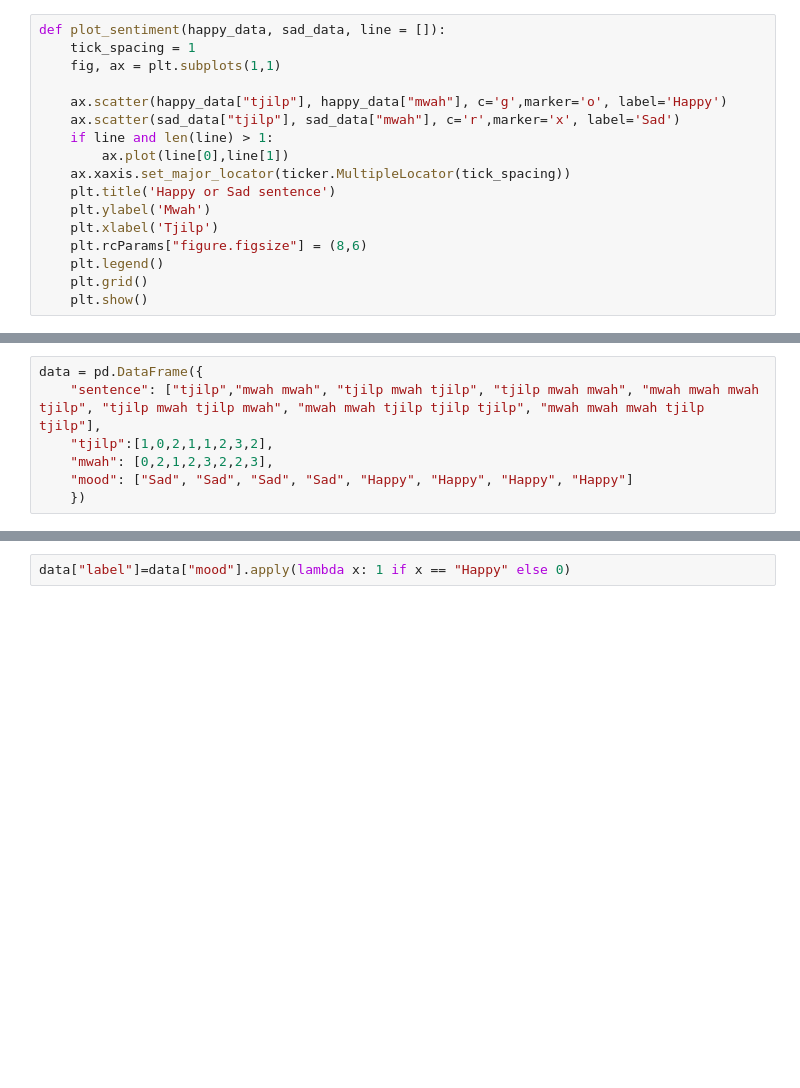
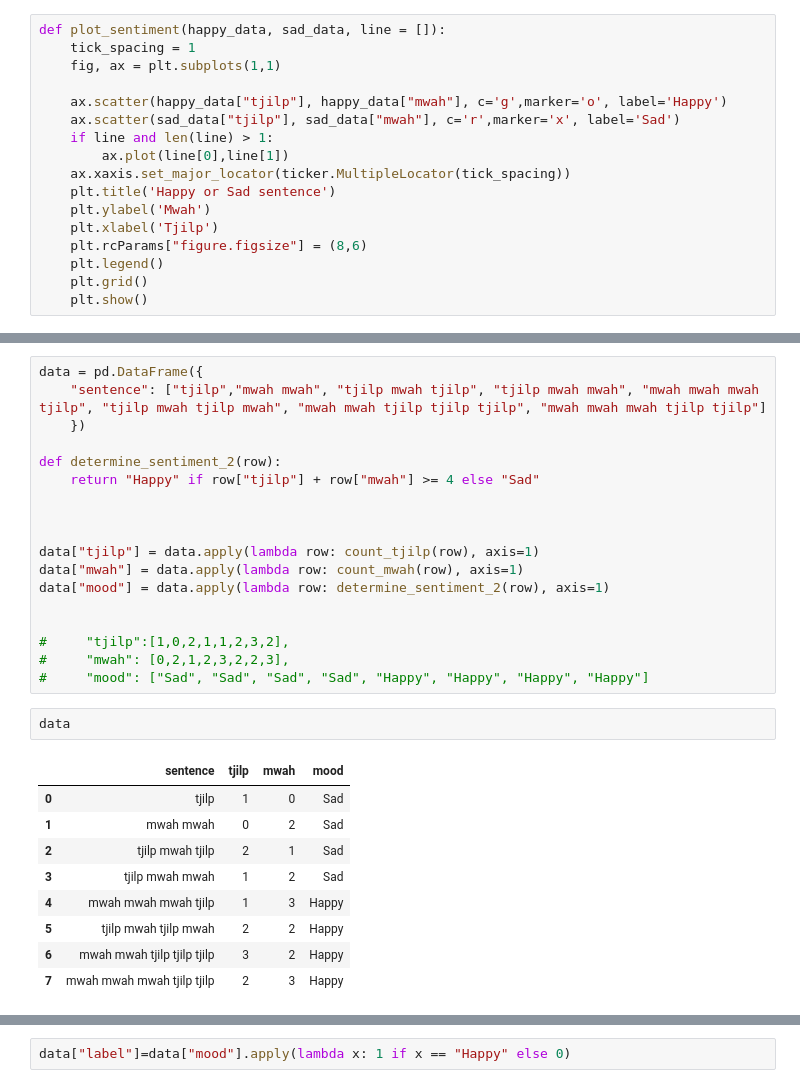
Before and after one commit to jettro/ml-introduction, a Jupyter notebook: 3_perceptron.ipynb, the cells around one changed output, grey strips where cells are left out. Saved outputs shown, nothing was run; the diff lists cells and outputs as text; blank space fills up the shorter version.

```diff
--- a/3_perceptron.ipynb
+++ b/3_perceptron.ipynb
@@ -51,10 +63,33 @@ plot_sentiment(happy_sentence, sad_sentence)
 # %%
 data = pd.DataFrame({
-    "sentence": ["tjilp","mwah mwah", "tjilp mwah tjilp", "tjilp mwah mwah", "mwah mwah mwah tjilp", "tjilp mwah tjilp mwah", "mwah mwah tjilp tjilp tjilp", "mwah mwah mwah tjilp tjilp"],
-    "tjilp":[1,0,2,1,1,2,3,2],
-    "mwah": [0,2,1,2,3,2,2,3],
-    "mood": ["Sad", "Sad", "Sad", "Sad", "Happy", "Happy", "Happy", "Happy"]
+    "sentence": ["tjilp","mwah mwah", "tjilp mwah tjilp", "tjilp mwah mwah", "mwah mwah mwah tjilp", "tjilp mwah tjilp mwah", "mwah mwah tjilp tjilp tjilp", "mwah mwah mwah tjilp tjilp"]
     })
+
+def determine_sentiment_2(row):
+    return "Happy" if row["tjilp"] + row["mwah"] >= 4 else "Sad"
+
+
+
+data["tjilp"] = data.apply(lambda row: count_tjilp(row), axis=1)
+data["mwah"] = data.apply(lambda row: count_mwah(row), axis=1)
+data["mood"] = data.apply(lambda row: determine_sentiment_2(row), axis=1)
+
+
+#     "tjilp":[1,0,2,1,1,2,3,2],
+#     "mwah": [0,2,1,2,3,2,2,3],
+#     "mood": ["Sad", "Sad", "Sad", "Sad", "Happy", "Happy", "Happy", "Happy"]
+# %%
+data
+# %% [output]
+|  | sentence | tjilp | mwah | mood |
+| 0 | tjilp | 1 | 0 | Sad |
+| 1 | mwah mwah | 0 | 2 | Sad |
+| 2 | tjilp mwah tjilp | 2 | 1 | Sad |
+| 3 | tjilp mwah mwah | 1 | 2 | Sad |
+| 4 | mwah mwah mwah tjilp | 1 | 3 | Happy |
+| 5 | tjilp mwah tjilp mwah | 2 | 2 | Happy |
+| 6 | mwah mwah tjilp tjilp tjilp | 3 | 2 | Happy |
+| 7 | mwah mwah mwah tjilp tjilp | 2 | 3 | Happy |
 # %%
 happy_sentence = data[data["mood"] == "Happy"]
 sad_sentence = data[data["mood"] == "Sad"]
```
Also changed, not shown: parts of 11 cells of this notebook, 6 other files.
